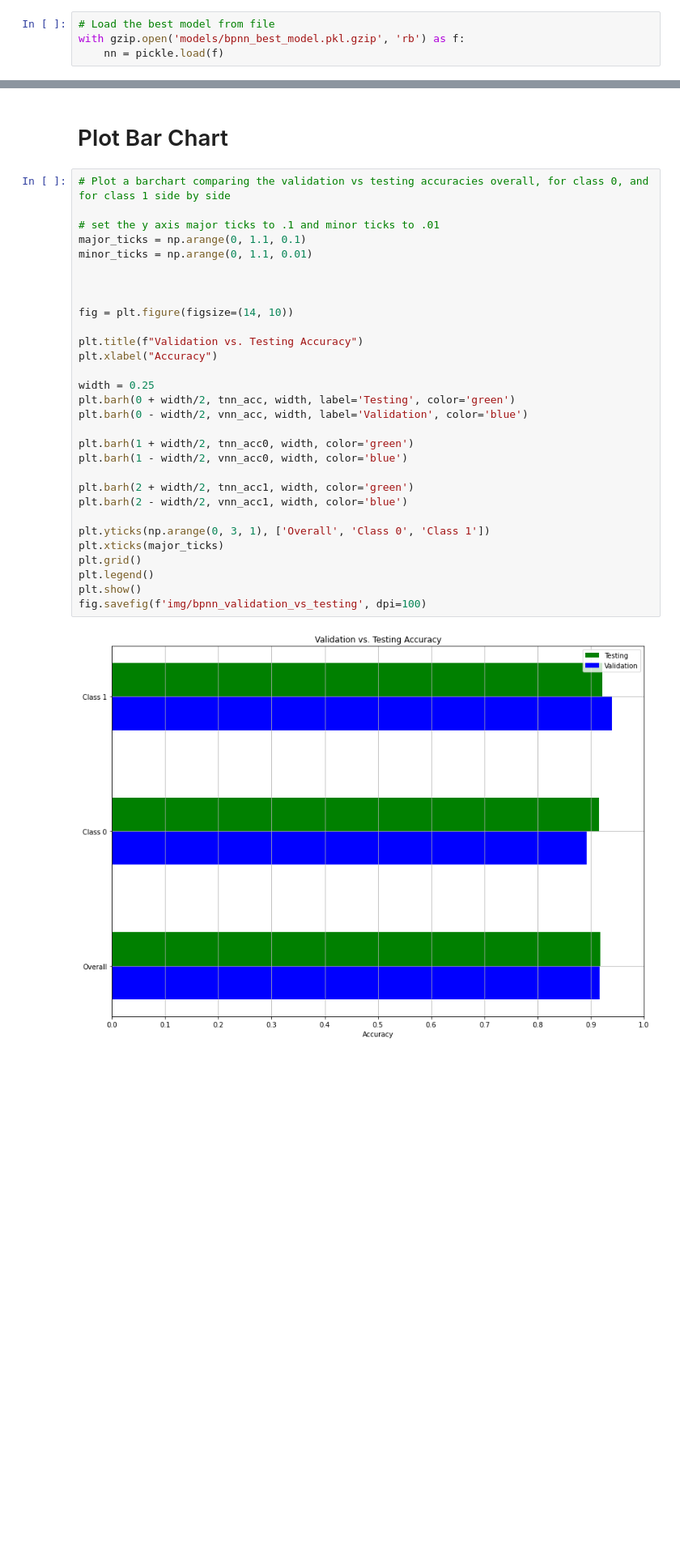
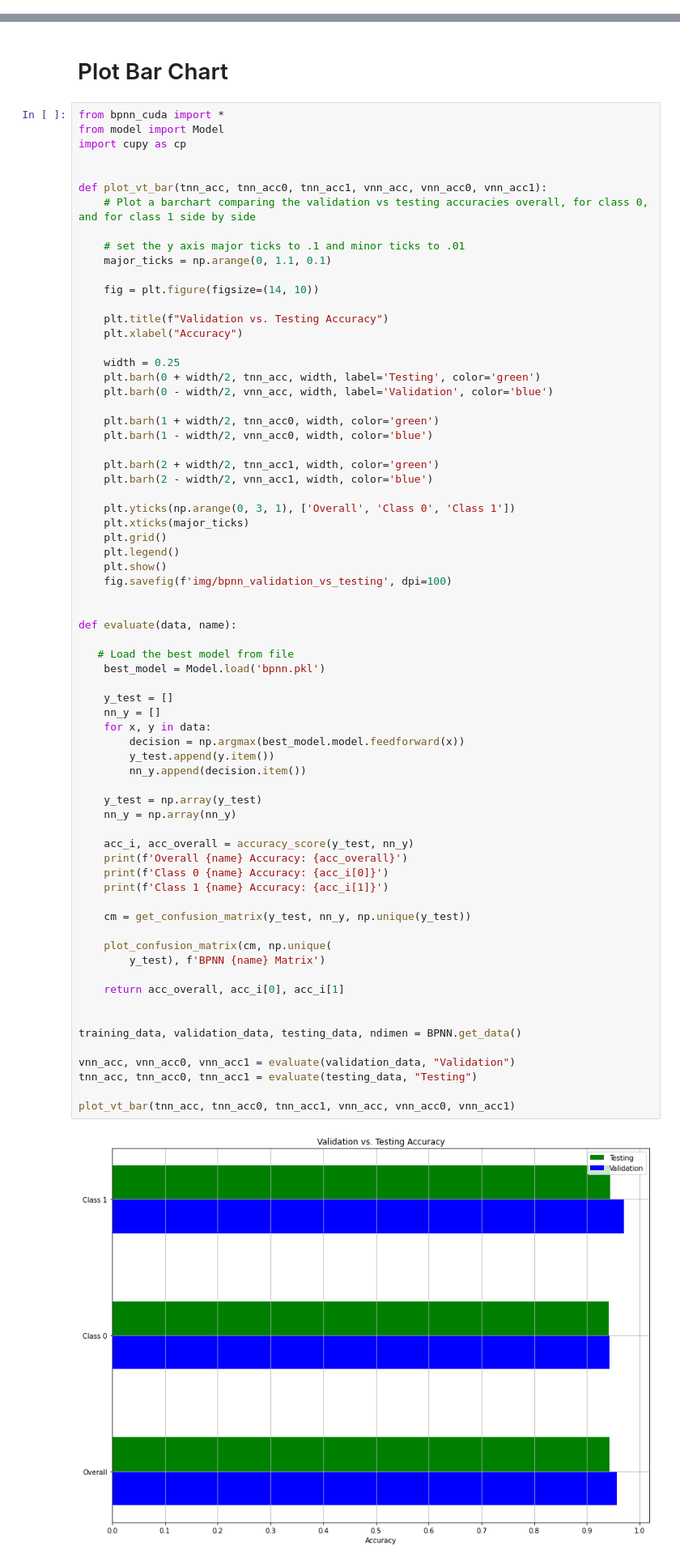
Before and after one commit to andreicozma1/CS522-TeamProject, a Jupyter notebook: test_nn_conv_1layer.ipynb, the cells around one changed output, grey strips where cells are left out. Shown at 81% size. Drawn from its saved outputs; the diff is of its cells as text; blank space fills up the shorter version.

```diff
--- a/test_nn_conv_1layer.ipynb
+++ b/test_nn_conv_1layer.ipynb
@@ -390,4 +483,0 @@ save_testing_pred(testing_data)
-# %%
-# Load the best model from file
-with gzip.open('models/bpnn_best_model.pkl.gzip', 'rb') as f:
-    nn = pickle.load(f)
@@ -445,34 +521,73 @@ Class 1 Testing Accuracy: 0.9213250517598344
 # %% [markdown]
 # Plot Bar Chart
 # %%
-# Plot a barchart comparing the validation vs testing accuracies overall, for class 0, and for class 1 side by side
-
-# set the y axis major ticks to .1 and minor ticks to .01
-major_ticks = np.arange(0, 1.1, 0.1)
-minor_ticks = np.arange(0, 1.1, 0.01)
+from bpnn_cuda import *
+from model import Model
+import cupy as cp
 
 
+def plot_vt_bar(tnn_acc, tnn_acc0, tnn_acc1, vnn_acc, vnn_acc0, vnn_acc1):
+    # Plot a barchart comparing the validation vs testing accuracies overall, for class 0, and for class 1 side by side
 
-fig = plt.figure(figsize=(14, 10))
+    # set the y axis major ticks to .1 and minor ticks to .01
+    major_ticks = np.arange(0, 1.1, 0.1)
 
-plt.title(f"Validation vs. Testing Accuracy")
-plt.xlabel("Accuracy")
+    fig = plt.figure(figsize=(14, 10))
 
-width = 0.25
-plt.barh(0 + width/2, tnn_acc, width, label='Testing', color='green')
-plt.barh(0 - width/2, vnn_acc, width, label='Validation', color='blue')
+    plt.title(f"Validation vs. Testing Accuracy")
+    plt.xlabel("Accuracy")
 
-plt.barh(1 + width/2, tnn_acc0, width, color='green')
-plt.barh(1 - width/2, vnn_acc0, width, color='blue')
+    width = 0.25
+    plt.barh(0 + width/2, tnn_acc, width, label='Testing', color='green')
+    plt.barh(0 - width/2, vnn_acc, width, label='Validation', color='blue')
 
-plt.barh(2 + width/2, tnn_acc1, width, color='green')
-plt.barh(2 - width/2, vnn_acc1, width, color='blue')
+    plt.barh(1 + width/2, tnn_acc0, width, color='green')
+    plt.barh(1 - width/2, vnn_acc0, width, color='blue')
 
-plt.yticks(np.arange(0, 3, 1), ['Overall', 'Class 0', 'Class 1'])
-plt.xticks(major_ticks)
-plt.grid()
-plt.legend()
-plt.show()
-fig.savefig(f'img/bpnn_validation_vs_testing', dpi=100)
+    plt.barh(2 + width/2, tnn_acc1, width, color='green')
+    plt.barh(2 - width/2, vnn_acc1, width, color='blue')
+
+    plt.yticks(np.arange(0, 3, 1), ['Overall', 'Class 0', 'Class 1'])
+    plt.xticks(major_ticks)
+    plt.grid()
+    plt.legend()
+    plt.show()
+    fig.savefig(f'img/bpnn_validation_vs_testing', dpi=100)
+
+
+def evaluate(data, name):
+
+   # Load the best model from file
+    best_model = Model.load('bpnn.pkl')
+
+    y_test = []
+    nn_y = []
+    for x, y in data:
+        decision = np.argmax(best_model.model.feedforward(x))
+        y_test.append(y.item())
+        nn_y.append(decision.item())
+
+    y_test = np.array(y_test)
+    nn_y = np.array(nn_y)
+
+    acc_i, acc_overall = accuracy_score(y_test, nn_y)
+    print(f'Overall {name} Accuracy: {acc_overall}')
+    print(f'Class 0 {name} Accuracy: {acc_i[0]}')
+    print(f'Class 1 {name} Accuracy: {acc_i[1]}')
+
+    cm = get_confusion_matrix(y_test, nn_y, np.unique(y_test))
+
+    plot_confusion_matrix(cm, np.unique(
+        y_test), f'BPNN {name} Matrix')
+
+    return acc_overall, acc_i[0], acc_i[1]
+
+
+training_data, validation_data, testing_data, ndimen = BPNN.get_data()
+
+vnn_acc, vnn_acc0, vnn_acc1 = evaluate(validation_data, "Validation")
+tnn_acc, tnn_acc0, tnn_acc1 = evaluate(testing_data, "Testing")
+
+plot_vt_bar(tnn_acc, tnn_acc0, tnn_acc1, vnn_acc, vnn_acc0, vnn_acc1)
 # %% [output]
-[figure, old version]
+[figure, new version]
```
Also changed, not shown: parts of 15 cells of this notebook, 22 other files.
